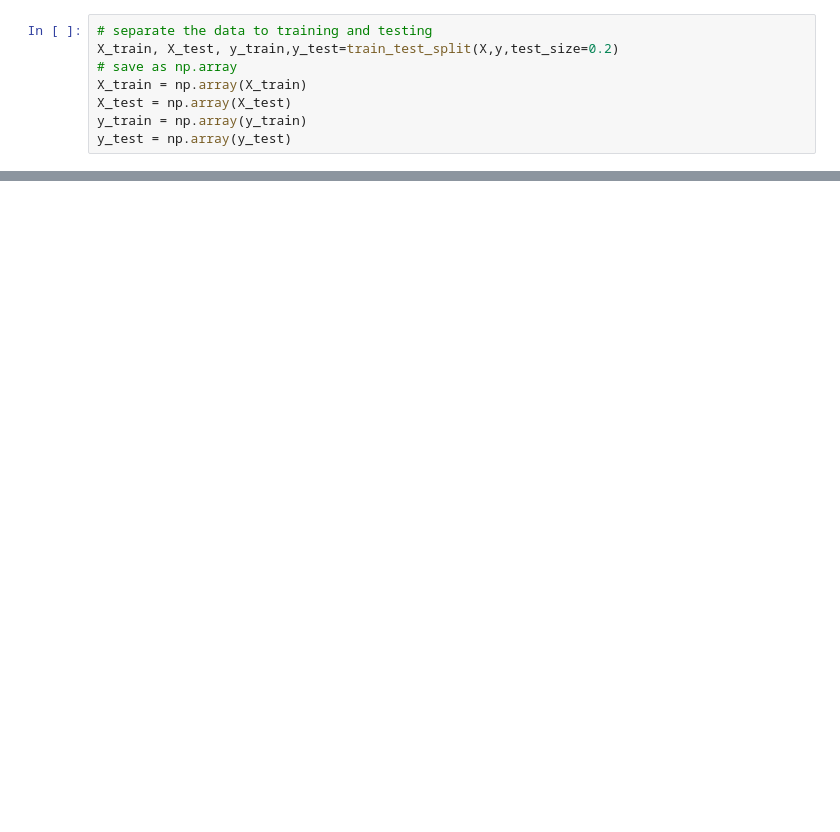
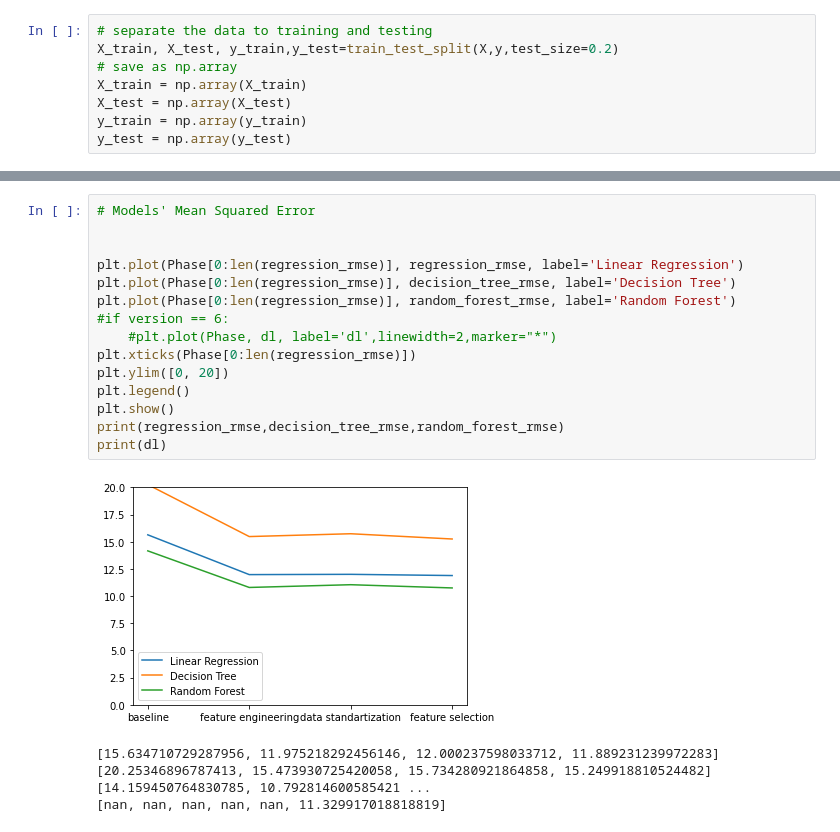
Before and after one commit to Idoleshem/Mini-ML-Spotify-Project-, a Jupyter notebook: model.ipynb, the cells around one changed output, grey strips where cells are left out. Cells and saved outputs as stored; diff of their text form; blank space fills up the shorter version.

```diff
--- a/model.ipynb
+++ b/model.ipynb
@@ -458,0 +494,19 @@ plt.show()
+# %%
+# Models' Mean Squared Error
+
+
+plt.plot(Phase[0:len(regression_rmse)], regression_rmse, label='Linear Regression')
+plt.plot(Phase[0:len(regression_rmse)], decision_tree_rmse, label='Decision Tree')
+plt.plot(Phase[0:len(regression_rmse)], random_forest_rmse, label='Random Forest')
+#if version == 6:
+    #plt.plot(Phase, dl, label='dl',linewidth=2,marker="*")
+plt.xticks(Phase[0:len(regression_rmse)])
+plt.ylim([0, 20])
+plt.legend()
+plt.show()
+print(regression_rmse,decision_tree_rmse,random_forest_rmse)
+print(dl)
+# %% [output]
+[figure, added]
+[15.634710729287956, 11.975218292456146, 12.000237598033712, 11.889231239972283] [20.25346896787413, 15.473930725420058, 15.734280921864858, 15.249918810524482] [14.159450764830785, 10.792814600585421 ...
+[nan, nan, nan, nan, nan, 11.329917018818819]
```
Also changed, not shown: parts of 51 cells of this notebook, 1 other file.
